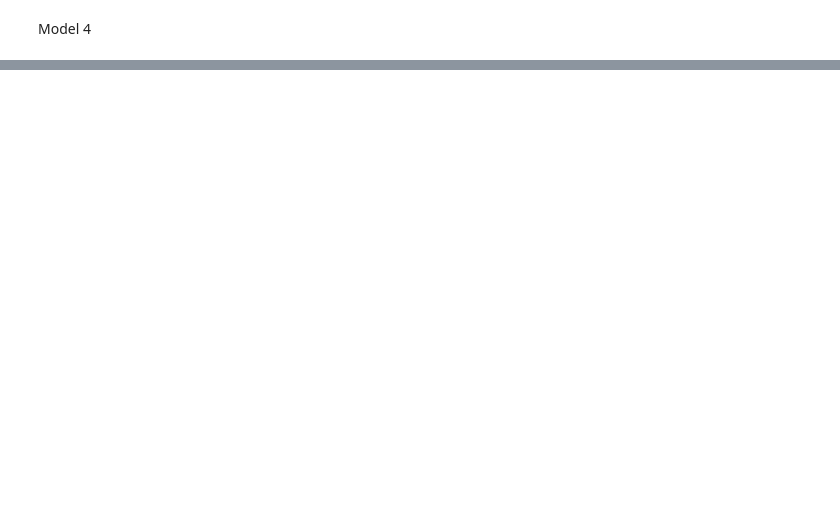
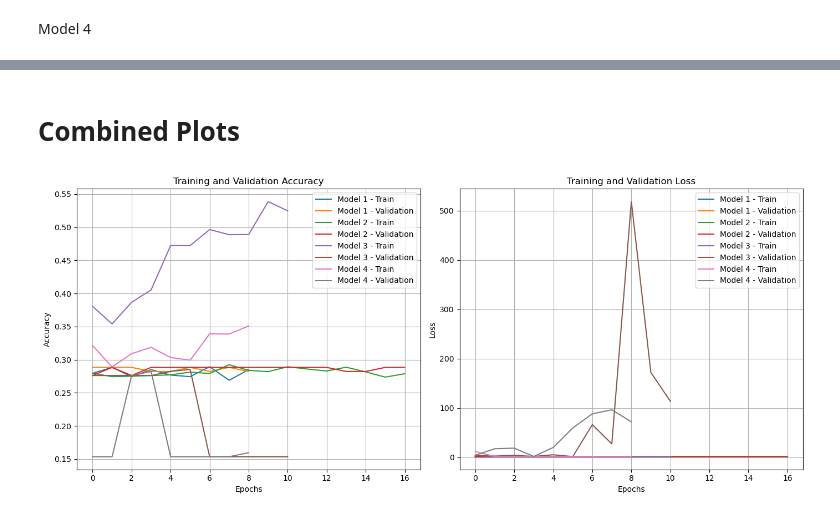
Before and after one commit to jiangd22/ml-lab6, a Jupyter notebook: main.ipynb, the cells around one changed output, grey strips where cells are left out. Cells and saved outputs as stored; diff of their text form; code cells hidden in the pictures; blank space fills up the shorter version.

Commit message:
Update main.ipynb
Visualization + MLP

```diff
--- a/main.ipynb
+++ b/main.ipynb
@@ -622,0 +632,42 @@ plt.show()
+# %% [markdown]
+# Combined Plots
+# %%
+import matplotlib.pyplot as plt
+
+# Plot accuracy
+plt.figure(figsize=(14, 6))
+plt.subplot(1, 2, 1)
+plt.plot(history.history['accuracy'], label='Model 1 - Train')
+plt.plot(history.history['val_accuracy'], label='Model 1 - Validation')
+plt.plot(history1.history['accuracy'], label='Model 2 - Train')
+plt.plot(history1.history['val_accuracy'], label='Model 2 - Validation')
+plt.plot(history2.history['accuracy'], label='Model 3 - Train')
+plt.plot(history2.history['val_accuracy'], label='Model 3 - Validation')
+plt.plot(history3.history['accuracy'], label='Model 4 - Train')
+plt.plot(history3.history['val_accuracy'], label='Model 4 - Validation')
+plt.title('Training and Validation Accuracy')
+plt.xlabel('Epochs')
+plt.ylabel('Accuracy')
+plt.legend()
+plt.grid(True)
+
+# Plot loss
+plt.subplot(1, 2, 2)
+plt.plot(history.history['loss'], label='Model 1 - Train')
+plt.plot(history.history['val_loss'], label='Model 1 - Validation')
+plt.plot(history1.history['loss'], label='Model 2 - Train')
+plt.plot(history1.history['val_loss'], label='Model 2 - Validation')
+plt.plot(history2.history['loss'], label='Model 3 - Train')
+plt.plot(history2.history['val_loss'], label='Model 3 - Validation')
+plt.plot(history3.history['loss'], label='Model 4 - Train')
+plt.plot(history3.history['val_loss'], label='Model 4 - Validation')
+plt.title('Training and Validation Loss')
+plt.xlabel('Epochs')
+plt.ylabel('Loss')
+plt.legend()
+plt.grid(True)
+
+plt.tight_layout()
+plt.show()
+# %% [output]
+[figure, added]
```
Also changed, not shown: parts of 23 cells of this notebook.
